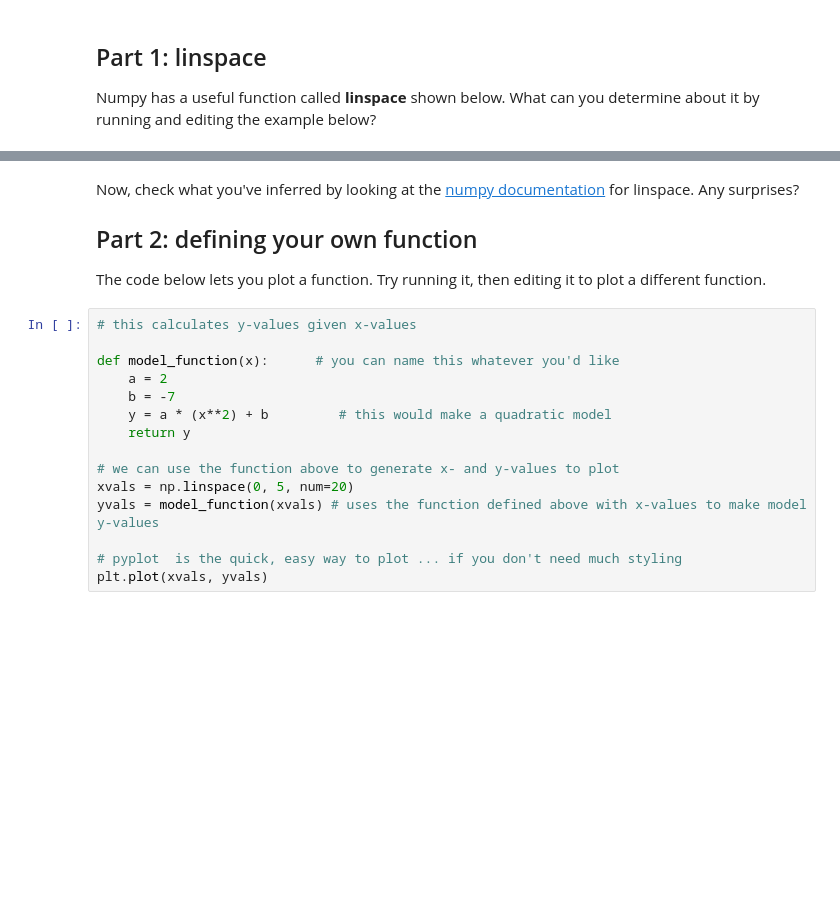
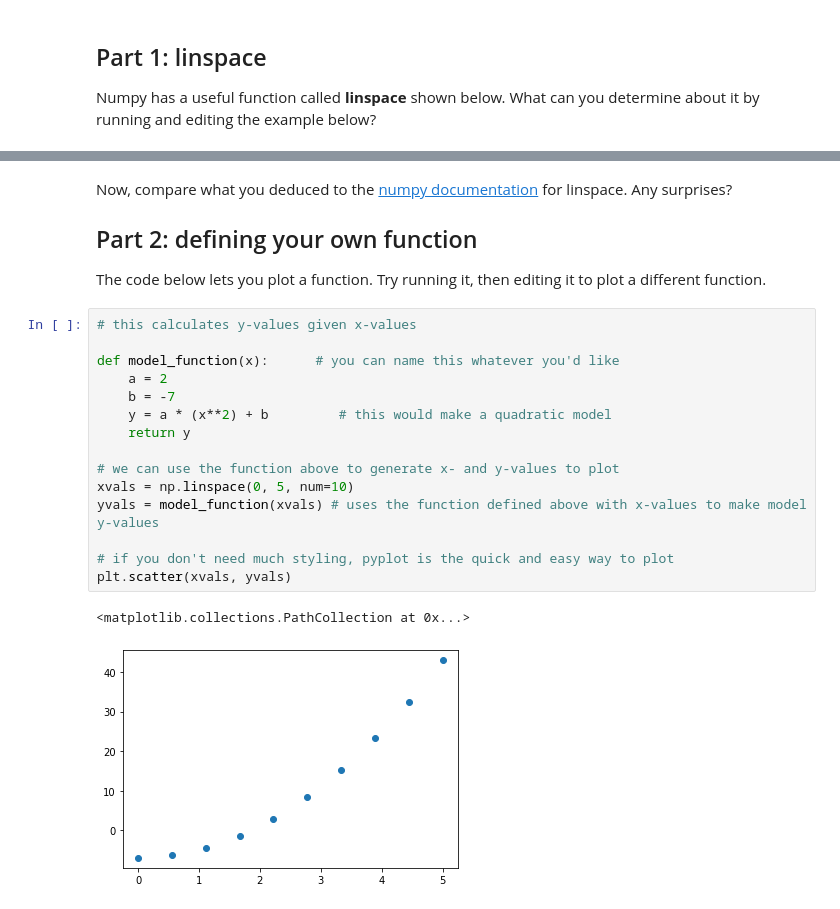
Before and after one commit to QuarkNet-HEP/coding-camp, a Jupyter notebook: Work in Progress/Data_Viz.ipynb, the cells around one changed output, grey strips where cells are left out. Saved outputs shown, nothing was run; the diff lists cells and outputs as text; blank space fills up the shorter version.

```diff
--- a/Work in Progress/Data_Viz.ipynb
+++ b/Work in Progress/Data_Viz.ipynb
@@ -13,19 +15,22 @@ np.linspace(0, 10, num=5, endpoint=True)
 # %% [markdown]
-Now, check what you've inferred by looking at the [numpy documentation](https://numpy.org/doc/stable/reference/generated/numpy.linspace.html) for linspace. Any surprises?
+Now, compare what you deduced to the [numpy documentation](https://numpy.org/doc/stable/reference/generated/numpy.linspace.html) for linspace. Any surprises?
 ## Part 2: defining your own function
 The code below lets you plot a function. Try running it, then editing it to plot a different function.
 # %%
 # this calculates y-values given x-values
 
 def model_function(x):      # you can name this whatever you'd like
     a = 2
     b = -7
     y = a * (x**2) + b         # this would make a quadratic model
     return y
 
 # we can use the function above to generate x- and y-values to plot
-xvals = np.linspace(0, 5, num=20)
+xvals = np.linspace(0, 5, num=10)
 yvals = model_function(xvals) # uses the function defined above with x-values to make model y-values
 
-# pyplot  is the quick, easy way to plot ... if you don't need much styling
-plt.plot(xvals, yvals)
+# if you don't need much styling, pyplot is the quick and easy way to plot
+plt.scatter(xvals, yvals)
+# %% [output]
+<matplotlib.collections.PathCollection at 0x...>
+[figure, added]
```
Also changed, not shown: parts of 7 cells of this notebook.
